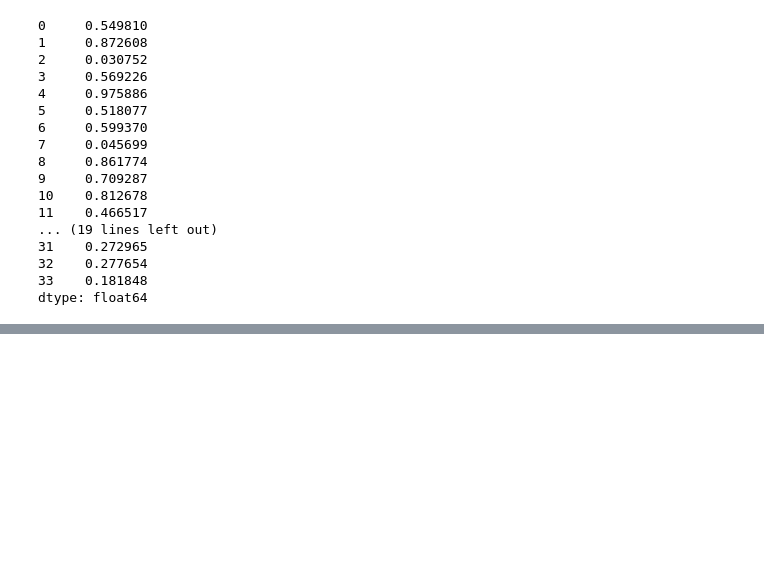
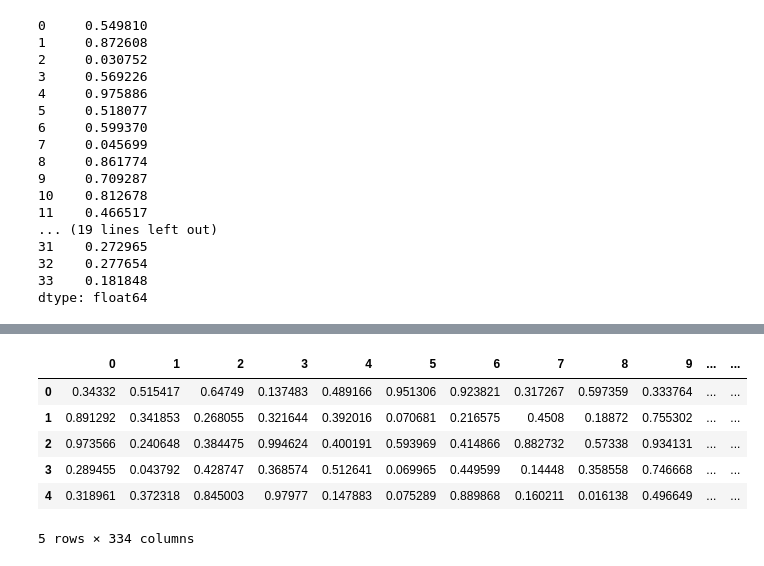
Before and after one commit to shruti-1102/zero-to-analyst, a Jupyter notebook: pandas-tut.ipynb, the cells around one changed output, grey strips where cells are left out. Saved outputs shown, nothing was run; the diff lists cells and outputs as text; code cells hidden in the pictures; blank space fills up the shorter version.

```diff
--- a/pandas-tut.ipynb
+++ b/pandas-tut.ipynb
@@ -127,0 +137,2 @@ type(newdf)
+# %%
+newdf[0][0] = 'Shruti'
@@ -127,0 +179,2 @@ type(newdf)
+# %%
+newdf[0][0] = 0.34332
@@ -127,0 +198,10 @@ type(newdf)
+# %%
+newdf.T
+# %% [output]
+|  | 0 | 1 | 2 | 3 | 4 | 5 | 6 | 7 | 8 | 9 | ... | ... |
+| 0 | 0.34332 | 0.515417 | 0.64749 | 0.137483 | 0.489166 | 0.951306 | 0.923821 | 0.317267 | 0.597359 | 0.333764 | ... | ... |
+| 1 | 0.891292 | 0.341853 | 0.268055 | 0.321644 | 0.392016 | 0.070681 | 0.216575 | 0.4508 | 0.18872 | 0.755302 | ... | ... |
+| 2 | 0.973566 | 0.240648 | 0.384475 | 0.994624 | 0.400191 | 0.593969 | 0.414866 | 0.882732 | 0.57338 | 0.934131 | ... | ... |
+| 3 | 0.289455 | 0.043792 | 0.428747 | 0.368574 | 0.512641 | 0.069965 | 0.449599 | 0.14448 | 0.358558 | 0.746668 | ... | ... |
+| 4 | 0.318961 | 0.372318 | 0.845003 | 0.97977 | 0.147883 | 0.075289 | 0.889868 | 0.160211 | 0.016138 | 0.496649 | ... | ... |
+5 rows × 334 columns
```
Also changed, not shown: parts of 22 cells of this notebook.
